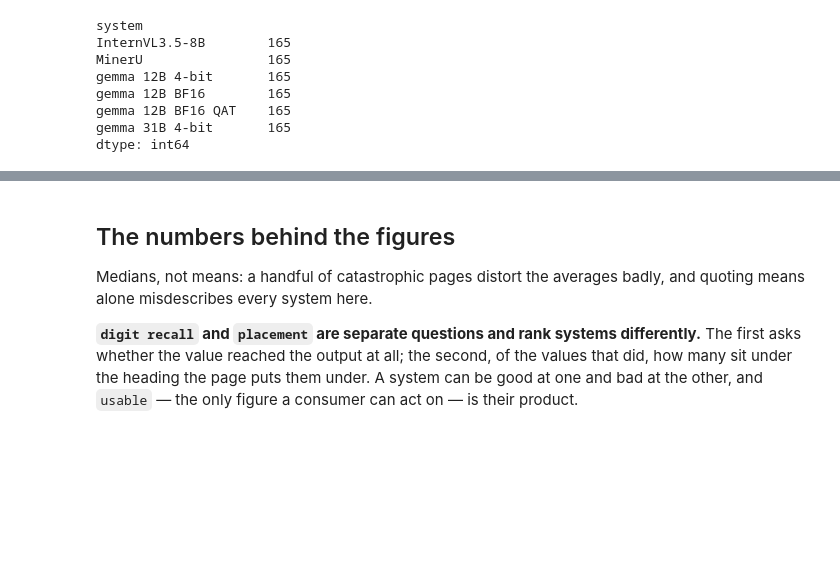
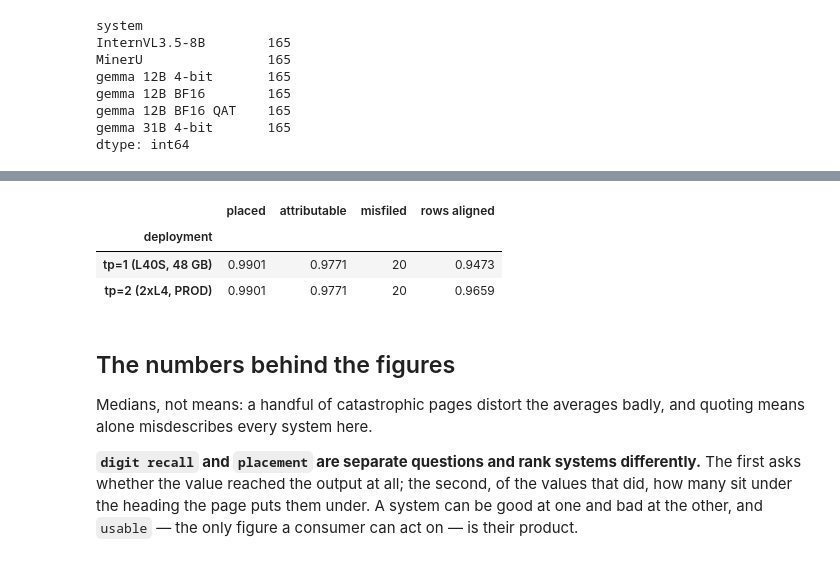
Before and after one commit to tmnestor/bank-statement-error-analysis, a Jupyter notebook: analysis/summary.ipynb, the cells around one changed output, grey strips where cells are left out. Saved outputs shown, nothing was run; the diff lists cells and outputs as text; code cells hidden in the pictures; blank space fills up the shorter version.

```diff
--- a/analysis/summary.ipynb
+++ b/analysis/summary.ipynb
@@ -76,3 +86,38 @@ dtype: int64
+# %%
+import json
+
+
+def statements(report, system):
+    rows = json.loads((REPO / report).read_text())["systems"][system]["documents"]
+    return [d for d in rows if d["stem"].endswith("_bank_statements")]
+
+
+deployments = []
+for report, system, label in (
+    ("scores_31b.json", "gemma-4-31B-it-qat-w4a16-ct", "tp=1  (L40S, 48 GB)"),
+    ("scores_31b_tp2.json", "gemma-4-31B-it-qat-w4a16-ct-2xL4-tp2", "tp=2  (2xL4, PROD)"),
+):
+    if not (REPO / report).exists():
+        continue
+    d = statements(report, system)
+    amounts = sum(x["amounts"] for x in d)
+    deployments.append(
+        {
+            "deployment": label,
+            "placed": sum(x["usable"] for x in d) / amounts,
+            "attributable": sum(x["attributable"] for x in d) / amounts,
+            "misfiled": sum(x["misfiled"] for x in d),
+            "rows aligned": sum(x["aligned"] for x in d) / sum(x["truth_rows"] for x in d),
+        }
+    )
+pd.DataFrame(deployments).set_index("deployment").style.format(
+    {"placed": "{:.4f}", "attributable": "{:.4f}", "rows aligned": "{:.4f}", "misfiled": "{:.0f}"}
+)
+# %% [output]
+|  | placed | attributable | misfiled | rows aligned |
+| deployment |  |  |  |  |
+| tp=1 (L40S, 48 GB) | 0.9901 | 0.9771 | 20 | 0.9473 |
+| tp=2 (2xL4, PROD) | 0.9901 | 0.9771 | 20 | 0.9659 |
 # %% [markdown]
 ## The numbers behind the figures
 
```
Also changed, not shown: parts of 8 cells of this notebook, 1 other file.
